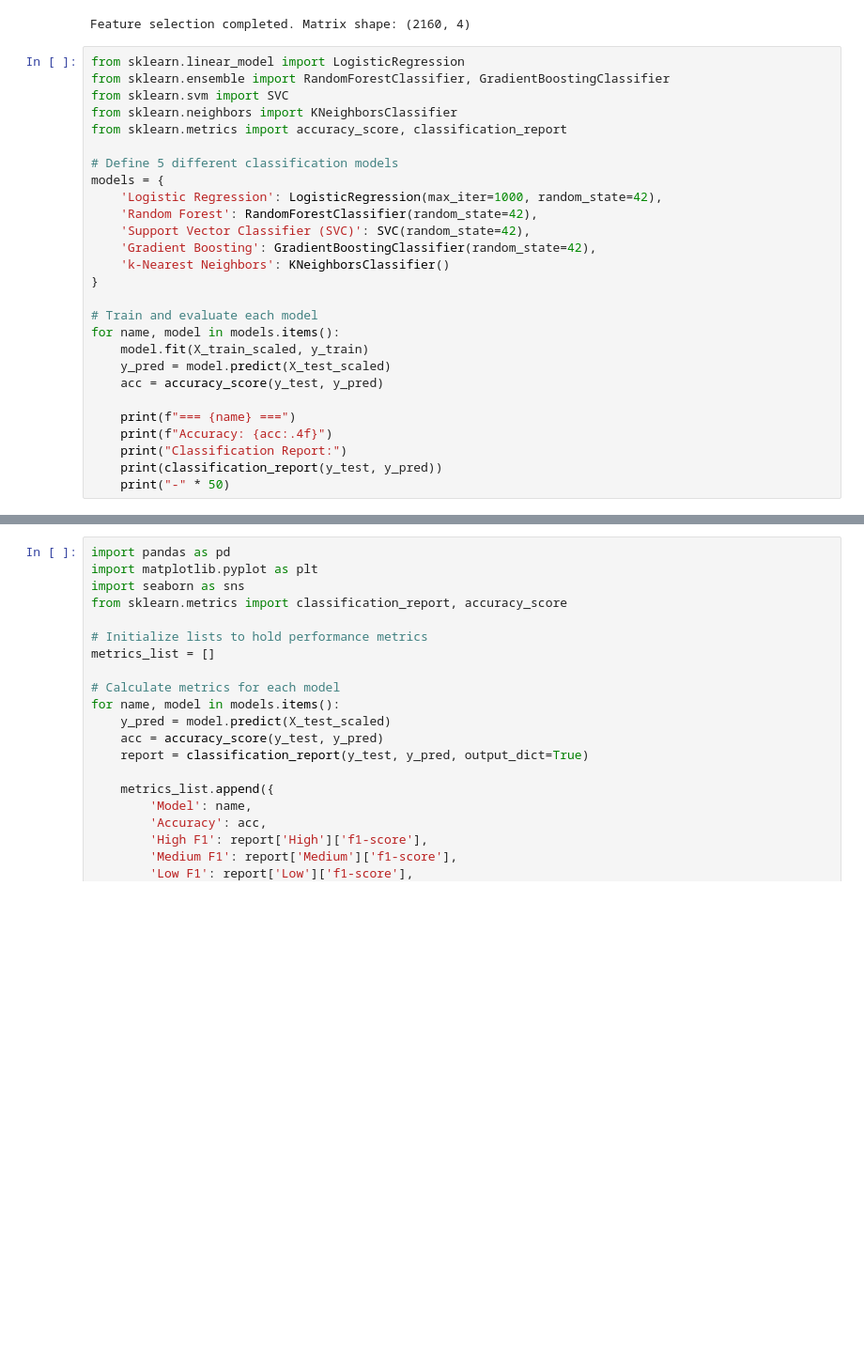
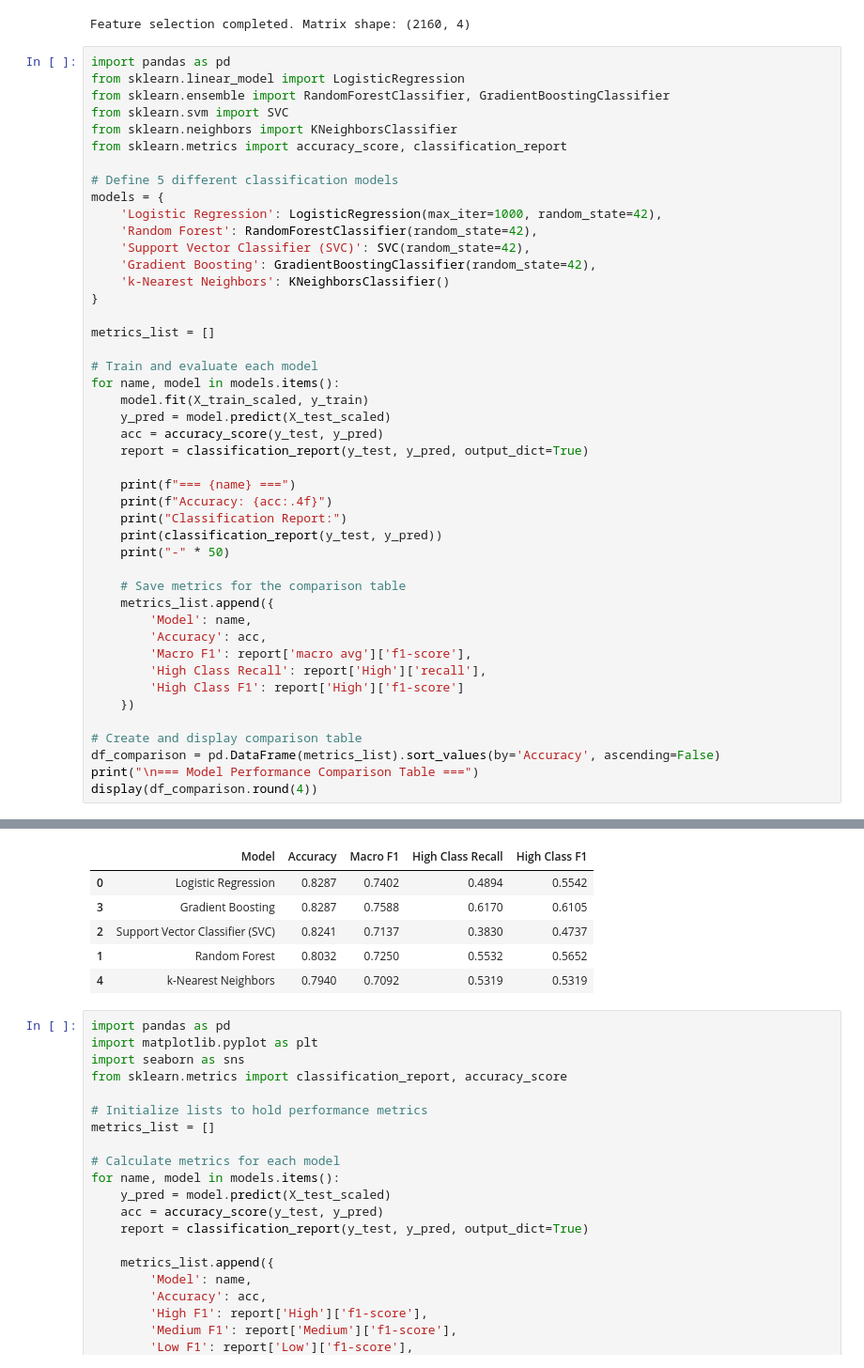
Before and after one commit to Vanshgup124/Air-Pollution-Analysis-and-Monitoring-Using-Web-Scraping-and-Data-Analytics, a Jupyter notebook: SI_project_B1_B4_61_Vansh_Gupta.ipynb, the cells around one changed output, grey strips where cells are left out. Shown at 94% size. Cells and saved outputs as stored; diff of their text form; blank space fills up the shorter version.

```diff
--- a/SI_project_B1_B4_61_Vansh_Gupta.ipynb
+++ b/SI_project_B1_B4_61_Vansh_Gupta.ipynb
@@ -208,6 +210,7 @@ Selected Features Preview:
 | 4 | 2462.1 | 87.36 | 4 | 22.77 |
 Feature selection completed. Matrix shape: (2160, 4)
 # %%
+import pandas as pd
 from sklearn.linear_model import LogisticRegression
 from sklearn.ensemble import RandomForestClassifier, GradientBoostingClassifier
 from sklearn.svm import SVC
@@ -223,17 +226,34 @@ models = {
     'k-Nearest Neighbors': KNeighborsClassifier()
 }
 
+metrics_list = []
+
 # Train and evaluate each model
 for name, model in models.items():
     model.fit(X_train_scaled, y_train)
     y_pred = model.predict(X_test_scaled)
     acc = accuracy_score(y_test, y_pred)
+    report = classification_report(y_test, y_pred, output_dict=True)
 
     print(f"=== {name} ===")
     print(f"Accuracy: {acc:.4f}")
     print("Classification Report:")
     print(classification_report(y_test, y_pred))
     print("-" * 50)
+
+    # Save metrics for the comparison table
+    metrics_list.append({
+        'Model': name,
+        'Accuracy': acc,
+        'Macro F1': report['macro avg']['f1-score'],
+        'High Class Recall': report['High']['recall'],
+        'High Class F1': report['High']['f1-score']
+    })
+
+# Create and display comparison table
+df_comparison = pd.DataFrame(metrics_list).sort_values(by='Accuracy', ascending=False)
+print("\n=== Model Performance Comparison Table ===")
+display(df_comparison.round(4))
 # %% [output]
 === Logistic Regression ===
 Accuracy: 0.8287
@@ -255,3 +275,9 @@ weighted avg       0.79      0.79      0.79       432
+|  | Model | Accuracy | Macro F1 | High Class Recall | High Class F1 |
+| 0 | Logistic Regression | 0.8287 | 0.7402 | 0.4894 | 0.5542 |
+| 3 | Gradient Boosting | 0.8287 | 0.7588 | 0.6170 | 0.6105 |
+| 2 | Support Vector Classifier (SVC) | 0.8241 | 0.7137 | 0.3830 | 0.4737 |
+| 1 | Random Forest | 0.8032 | 0.7250 | 0.5532 | 0.5652 |
+| 4 | k-Nearest Neighbors | 0.7940 | 0.7092 | 0.5319 | 0.5319 |
 # %%
 import pandas as pd
 import matplotlib.pyplot as plt
```
Also changed, not shown: parts of 4 cells of this notebook.
